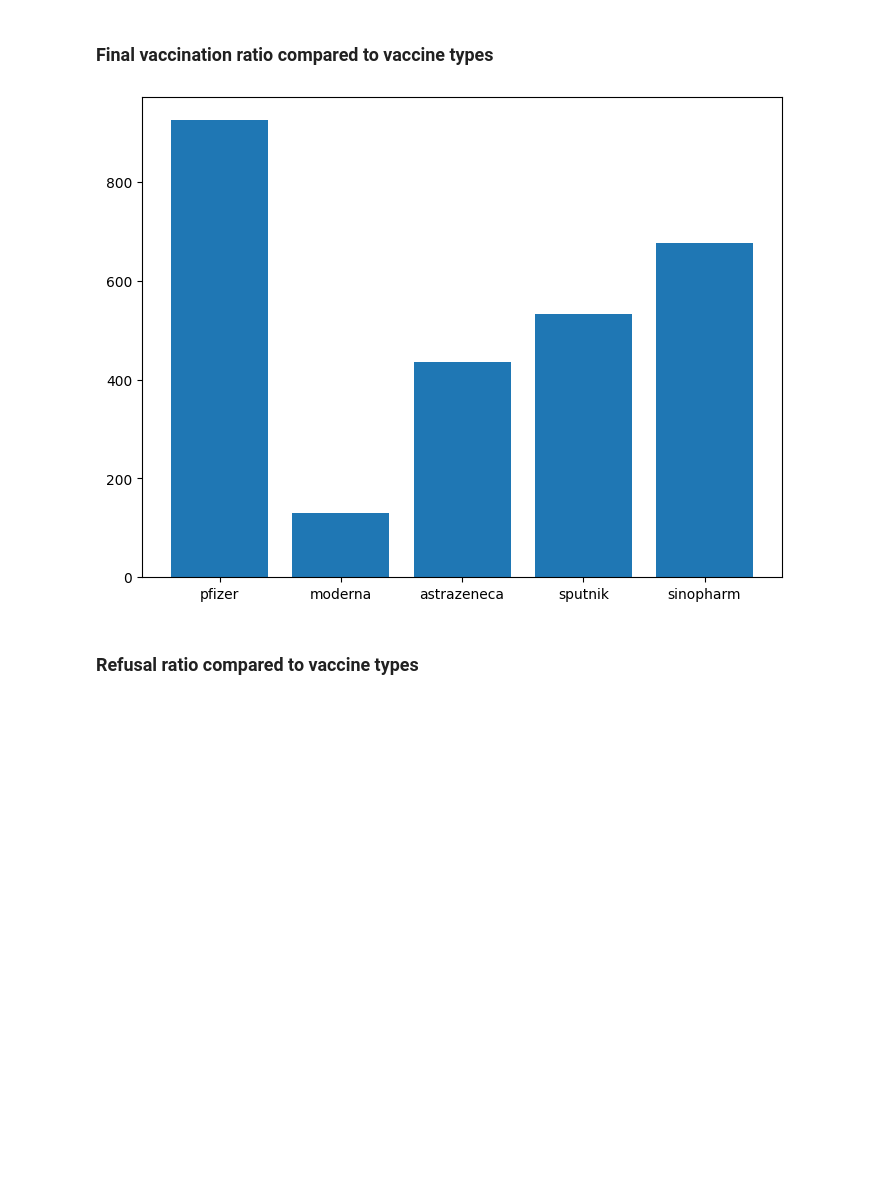
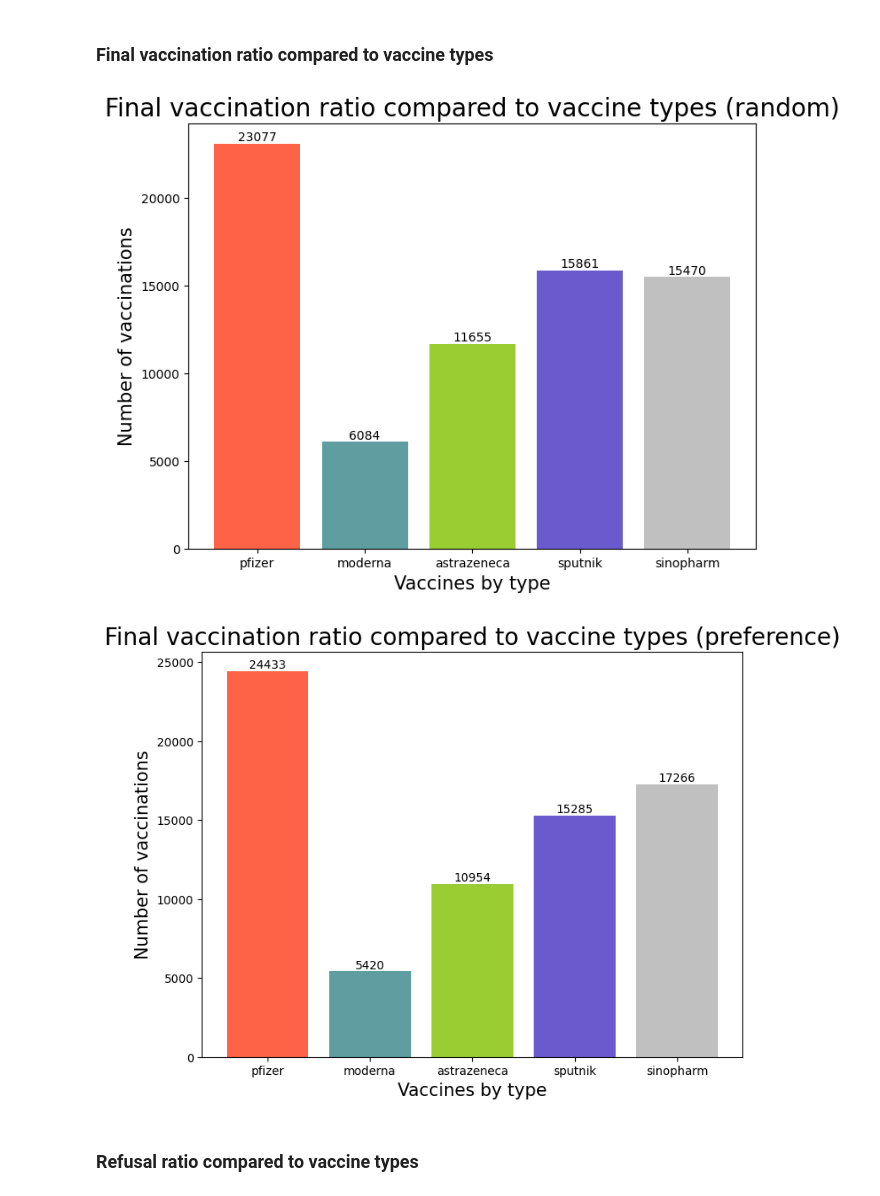
Before and after one commit to papel1/COVIDsim, a Jupyter notebook: Tests.ipynb, the cells around one changed output. Drawn from its saved outputs; the diff is of its cells as text; code cells hidden in the pictures; blank space fills up the shorter version.

```diff
--- a/Tests.ipynb
+++ b/Tests.ipynb
@@ -16,8 +16,11 @@
 # %%
 import sys
 sys.path.append("./source/")
+import matplotlib as mpl
 import matplotlib.pyplot as plt
 from random import random
+
+mpl.style.use("Sans")
 
 from World import World
 from Constants import Constants
@@ -114,22 +135,39 @@ Vacination ratio: 2167 out of 10000.
 # %% [markdown]
 ### Final vaccination ratio compared to vaccine types
 # %%
-#TODO: label, style, size
-vaccine_name_list = [x.name for x in world.warehouse.vaccine_list]
-chosen_vaccine = [0]*len(vaccine_name_list)
+def print1(world: World, sim_type: str):
+    vaccine_name_list = [x.name for x in world.warehouse.vaccine_list]
+    chosen_vaccine = [0]*len(vaccine_name_list)
 
-for p in world.population.people_list:
-    for vi in range(len(vaccine_name_list)):
-        if vaccine_name_list[vi] == p.selected_vaccine:
-            chosen_vaccine[vi]+=1
-            break
+    for p in world.population.people_list:
+        for vi in range(len(vaccine_name_list)):
+            if vaccine_name_list[vi] == p.selected_vaccine:
+                chosen_vaccine[vi]+=1
+                break
 
-fig = plt.figure()
-ax = fig.add_axes([0,0,1,1])
-ax.bar(vaccine_name_list, chosen_vaccine)
-plt.show()
+    fig = plt.figure()
+    ax = fig.add_axes([0,0,1,1])
+    ax_bar=ax.bar(vaccine_name_list, chosen_vaccine, color=['tomato', 'cadetblue', 'yellowgreen', 'slateblue', 'silver'])
+    ax.set_xlabel('Vaccines by type',fontsize = 15)
+    ax.set_ylabel('Number of vaccinations',fontsize = 15)
+    ax.set_title(f'Final vaccination ratio compared to vaccine types ({sim_type})',fontsize = 20)
+
+    temps = ax_bar
+    labels = [f"{chosen_vaccine[i]}" for i in range(len(temps))]
+
+    for temp, label in zip(temps, labels):
+        height = temp.get_height()
+        ax.text(
+            temp.get_x() + temp.get_width() / 2, height + 5, label, ha="center", va="bottom"
+        )
+
+    plt.show()
+
+print1(world, "random")
+print1(world2, "preference")
 # %% [output]
-[figure, old version]
+[figure, new version]
+[figure, added]
 # %% [markdown]
 ### Refusal ratio compared to vaccine types
 # %%
```
Also changed, not shown: parts of 11 cells of this notebook, 4 other files.
